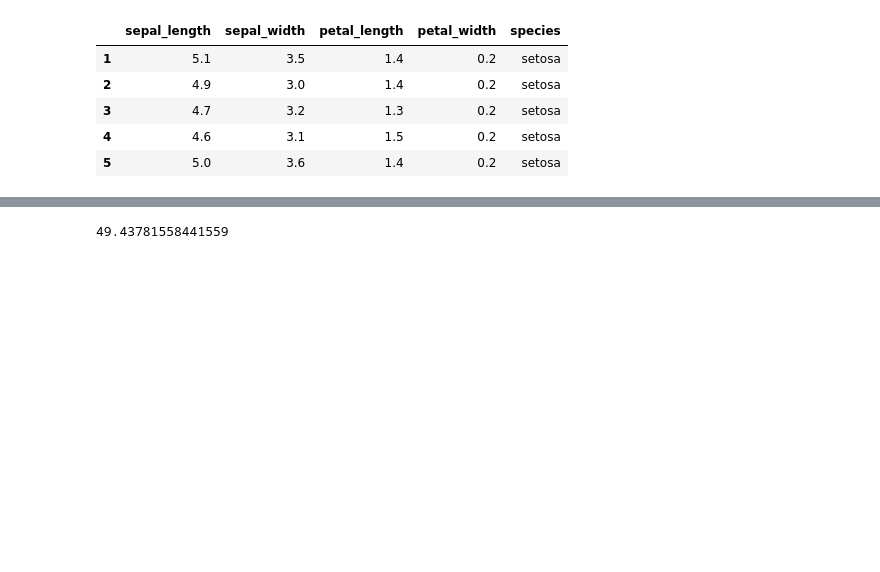
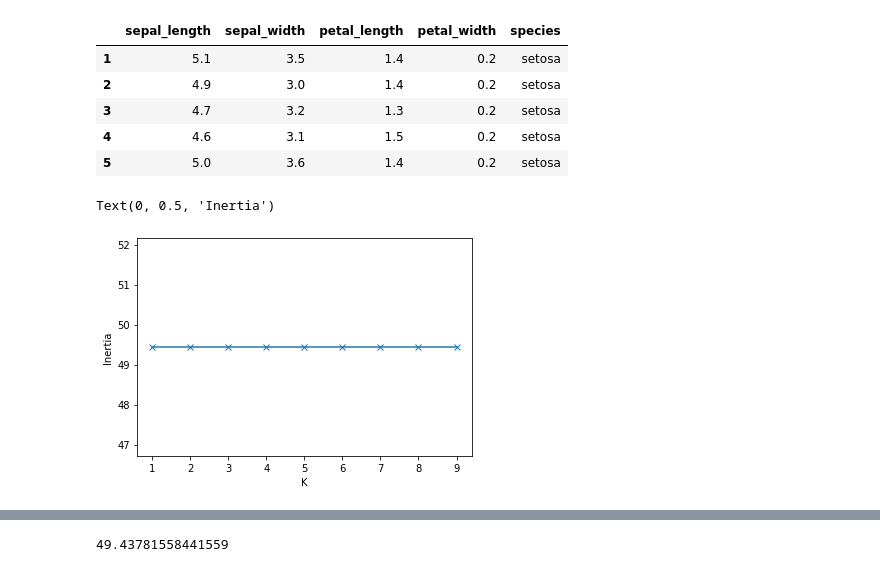
Before and after one commit to cari-holmes/ds-methodologies-exercises, a Jupyter notebook: clustering/model.ipynb, the cells around one changed output, grey strips where cells are left out. Drawn from its saved outputs; the diff is of its cells as text; code cells hidden in the pictures; blank space fills up the shorter version.

```diff
--- a/clustering/model.ipynb
+++ b/clustering/model.ipynb
@@ -45,6 +46,23 @@ df_iris.head()
 # pick the columns I want to use in the clustering model
 # %%
 x = df_iris[['sepal_length', 'sepal_width', 'petal_length']]
+# %%
+%matplotlib inline
+
+k_values = []
+inertias = []
+
+for k in range(1, 10):
+    kmeans = KMeans(n_clusters=4).fit(x)
+    inertias.append(kmeans.inertia_)
+    k_values.append(k)
+
+plt.plot(k_values, inertias, marker='x')
+plt.xlabel('K')
+plt.ylabel('Inertia')
+# %% [output]
+Text(0, 0.5, 'Inertia')
+[figure, added]
 # %%
 kmeans = KMeans(n_clusters=4)
 kmeans.fit(x)
```
Also changed, not shown: parts of 21 cells of this notebook, 1 other file.
